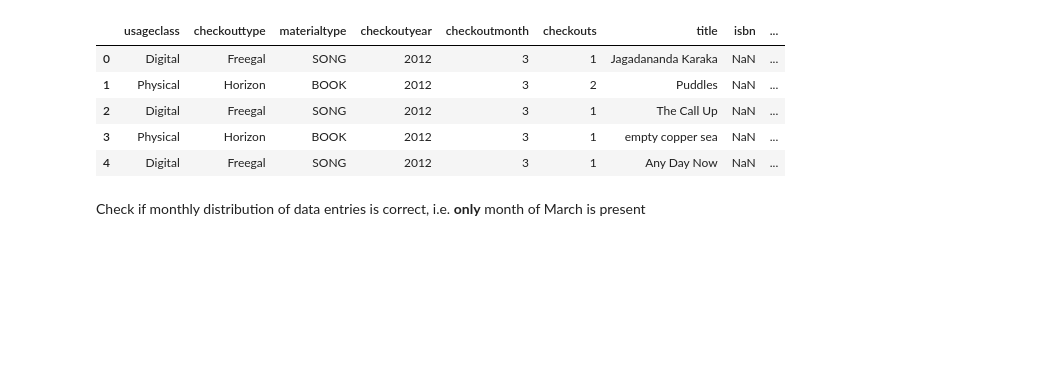
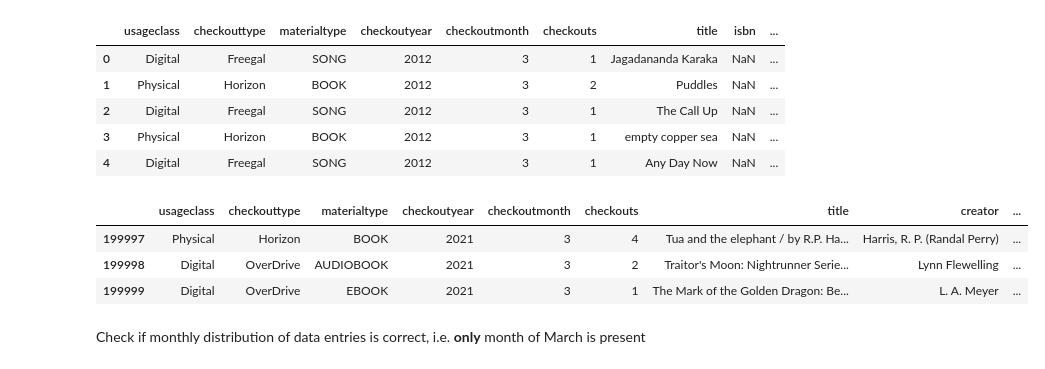
Before and after one commit to th-schmidt/2023-2024_Data_Librarian_Thomas_Schmidt, a Jupyter notebook: Analyse_Seattle_Library_Aufgabe.ipynb, the cells around one changed output. Saved outputs shown, nothing was run; the diff lists cells and outputs as text; code cells hidden in the pictures; blank space fills up the shorter version.

```diff
--- a/Analyse_Seattle_Library_Aufgabe.ipynb
+++ b/Analyse_Seattle_Library_Aufgabe.ipynb
@@ -104,6 +104,13 @@ checkout_df.head()
 | 2 | Digital | Freegal | SONG | 2012 | 3 | 1 | The Call Up | NaN | ... |
 | 3 | Physical | Horizon | BOOK | 2012 | 3 | 1 | empty copper sea | NaN | ... |
 | 4 | Digital | Freegal | SONG | 2012 | 3 | 1 | Any Day Now | NaN | ... |
+# %%
+checkout_df.tail(3)
+# %% [output]
+|  | usageclass | checkouttype | materialtype | checkoutyear | checkoutmonth | checkouts | title | creator | ... |
+| 199997 | Physical | Horizon | BOOK | 2021 | 3 | 4 | Tua and the elephant / by R.P. Ha... | Harris, R. P. (Randal Perry) | ... |
+| 199998 | Digital | OverDrive | AUDIOBOOK | 2021 | 3 | 2 | Traitor's Moon: Nightrunner Serie... | Lynn Flewelling | ... |
+| 199999 | Digital | OverDrive | EBOOK | 2021 | 3 | 1 | The Mark of the Golden Dragon: Be... | L. A. Meyer | ... |
 # %% [markdown]
 Check if monthly distribution of data entries is correct, i.e. **only** month of March is present
 # %%
```
Also changed, not shown: parts of 24 cells of this notebook.
